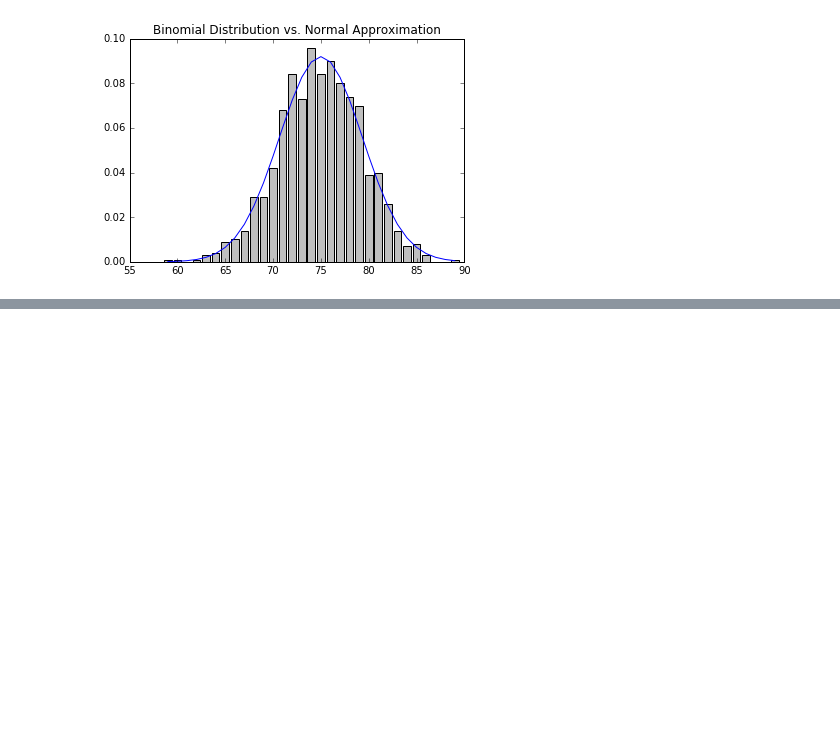
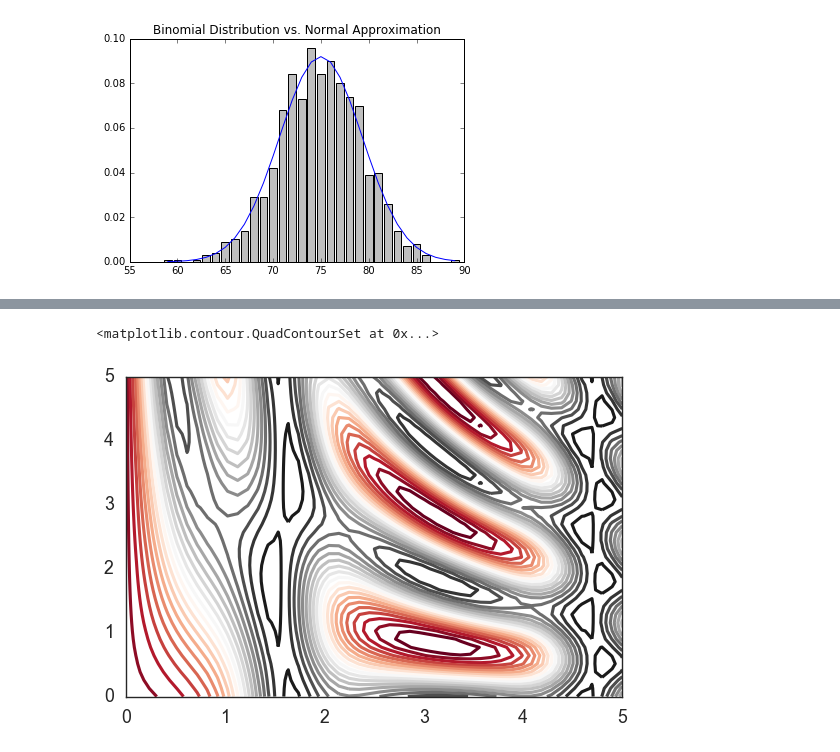
Before and after one commit to riversxiao/datamining, a Jupyter notebook: datavisualization/Basic_Matplotlib.ipynb, the cells around one changed output, grey strips where cells are left out. Saved outputs shown, nothing was run; the diff lists cells and outputs as text; code cells hidden in the pictures; blank space fills up the shorter version.

```diff
--- a/datavisualization/Basic_Matplotlib.ipynb
+++ b/datavisualization/Basic_Matplotlib.ipynb
@@ -242,0 +286,6 @@ make_hist(0.75, 100, 1000)
+# %%
+plt.figure(figsize=(8,5))
+plt.contour(X, Y, Z, 20, cmap='RdGy')# more lines to be drawn—20 equally spaced intervals within the data range
+# %% [output]
+<matplotlib.contour.QuadContourSet at 0x...>
+[figure, added]
```
Also changed, not shown: parts of 12 cells of this notebook, 1 other file.
